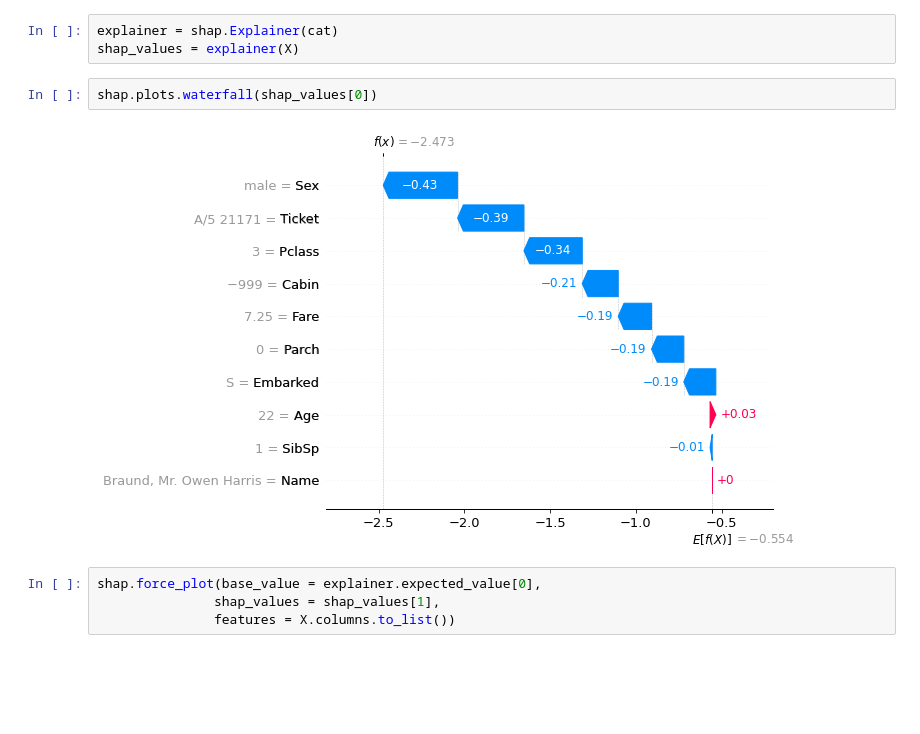
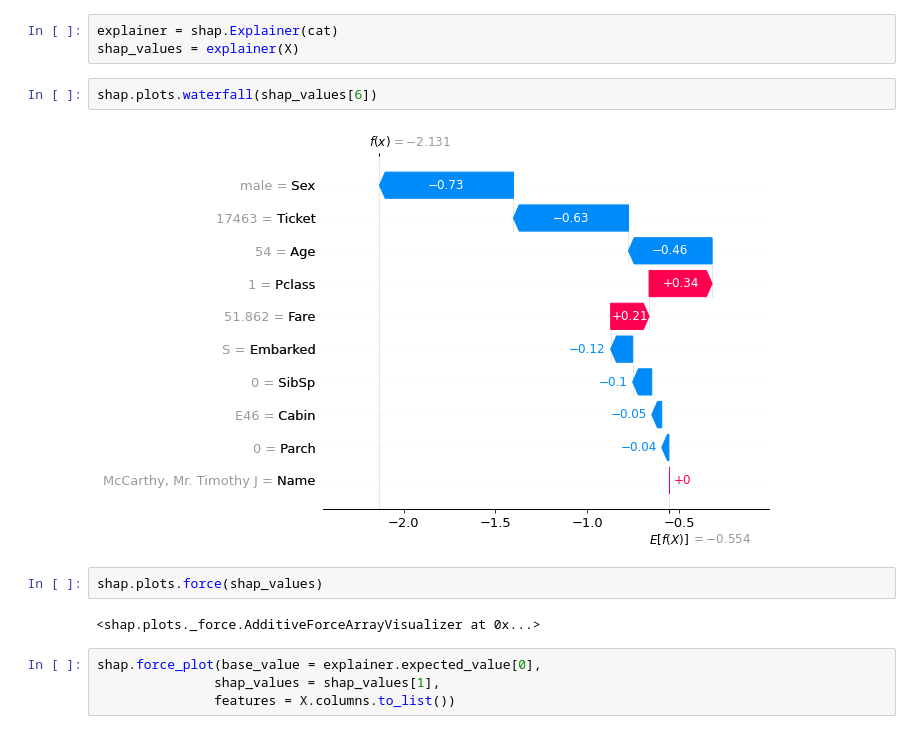
Before and after one commit to TomPham97/Kaggle-machine-learning, a Jupyter notebook: Titanic-competition/2022-09-17-catboost-shap-titanic.ipynb, the cells around one changed output. Cells and saved outputs as stored; diff of their text form; blank space fills up the shorter version.

Commit message:
shap force plot

```diff
--- a/Titanic-competition/2022-09-17-catboost-shap-titanic.ipynb
+++ b/Titanic-competition/2022-09-17-catboost-shap-titanic.ipynb
@@ -179,9 +179,13 @@ shap_values = explainer.shap_values(X, nsamples = 10)
 explainer = shap.Explainer(cat)
 shap_values = explainer(X)
 # %%
-shap.plots.waterfall(shap_values[0])
+shap.plots.waterfall(shap_values[6])
 # %% [output]
-[figure, old version]
+[figure, new version]
+# %%
+shap.plots.force(shap_values)
+# %% [output]
+<shap.plots._force.AdditiveForceArrayVisualizer at 0x...>
 # %%
 shap.force_plot(base_value = explainer.expected_value[0],
                shap_values = shap_values[1],
```
